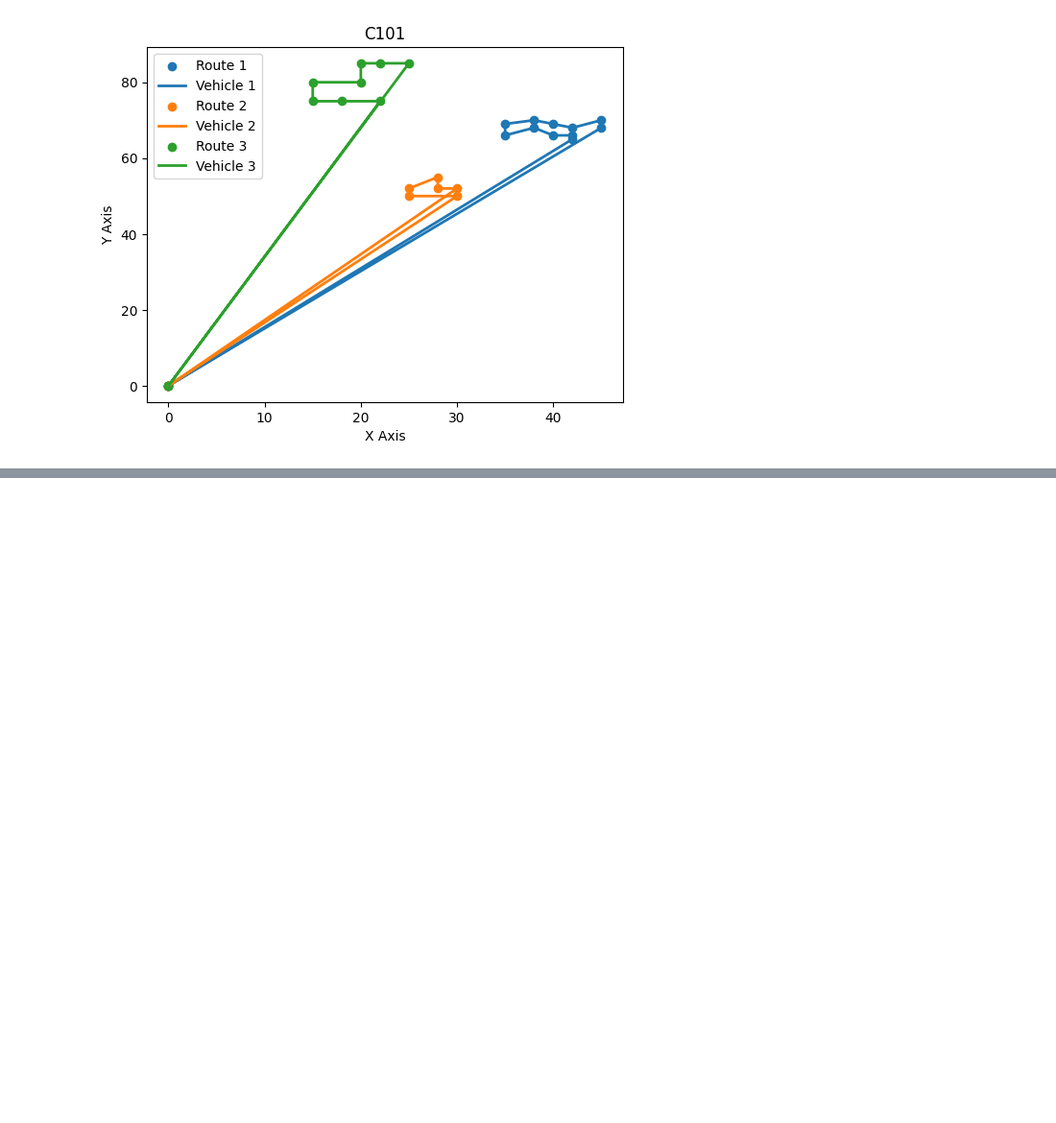
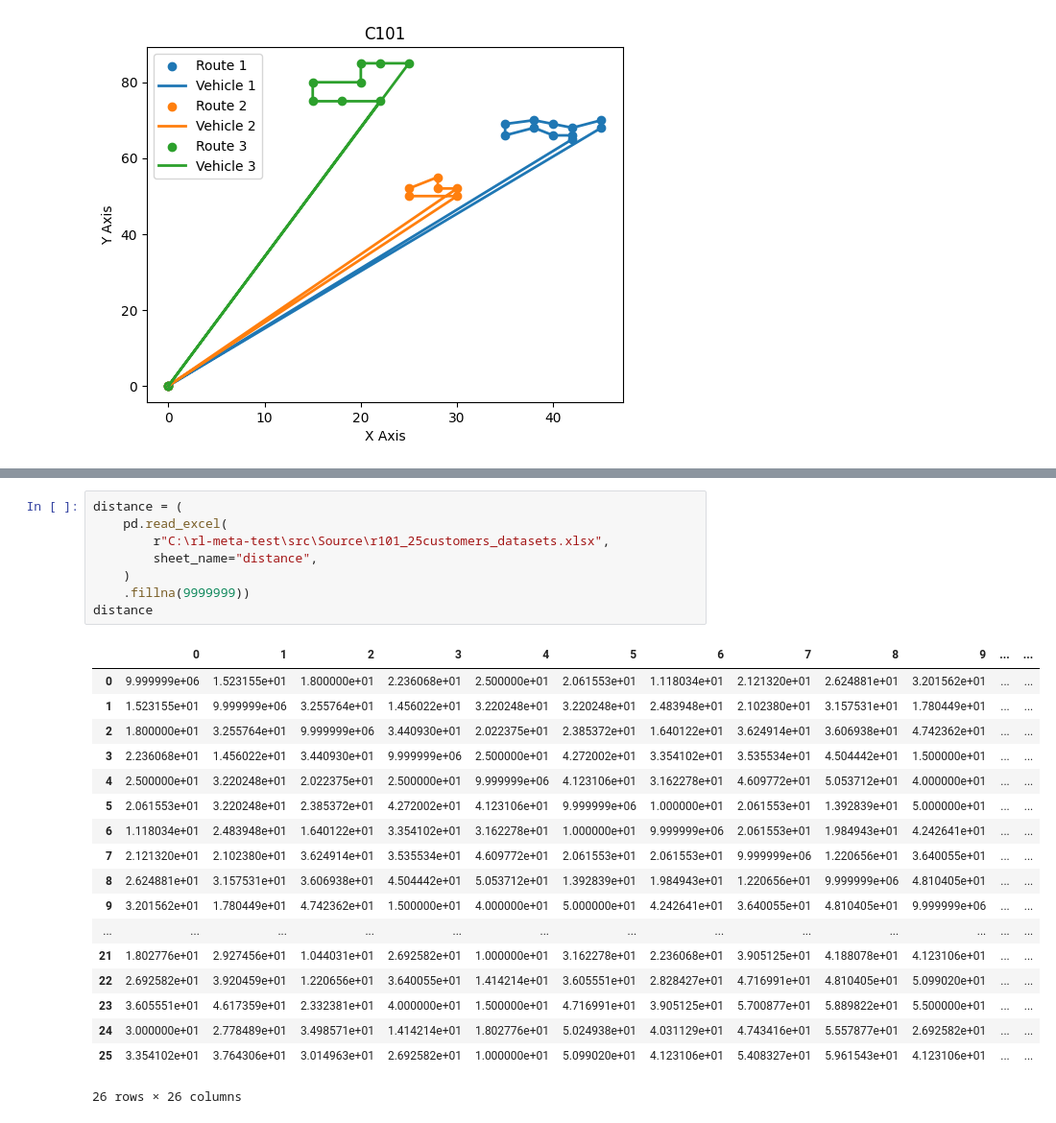
Before and after one commit to warisa-cmu/rl-meta-test, a Jupyter notebook: src/P02_MSIE/verify/vrify_solution.ipynb, the cells around one changed output, grey strips where cells are left out. Shown at 96% size. Saved outputs shown, nothing was run; the diff lists cells and outputs as text; blank space fills up the shorter version.

```diff
--- a/src/P02_MSIE/verify/vrify_solution.ipynb
+++ b/src/P02_MSIE/verify/vrify_solution.ipynb
@@ -443,0 +479,27 @@ plt.show()
+# %%
+distance = (
+    pd.read_excel(
+        r"C:\rl-meta-test\src\Source\r101_25customers_datasets.xlsx",
+        sheet_name="distance",
+    )
+    .fillna(9999999))
+distance
+# %% [output]
+|  | 0 | 1 | 2 | 3 | 4 | 5 | 6 | 7 | 8 | 9 | ... | ... |
+| 0 | 9.999999e+06 | 1.523155e+01 | 1.800000e+01 | 2.236068e+01 | 2.500000e+01 | 2.061553e+01 | 1.118034e+01 | 2.121320e+01 | 2.624881e+01 | 3.201562e+01 | ... | ... |
+| 1 | 1.523155e+01 | 9.999999e+06 | 3.255764e+01 | 1.456022e+01 | 3.220248e+01 | 3.220248e+01 | 2.483948e+01 | 2.102380e+01 | 3.157531e+01 | 1.780449e+01 | ... | ... |
+| 2 | 1.800000e+01 | 3.255764e+01 | 9.999999e+06 | 3.440930e+01 | 2.022375e+01 | 2.385372e+01 | 1.640122e+01 | 3.624914e+01 | 3.606938e+01 | 4.742362e+01 | ... | ... |
+| 3 | 2.236068e+01 | 1.456022e+01 | 3.440930e+01 | 9.999999e+06 | 2.500000e+01 | 4.272002e+01 | 3.354102e+01 | 3.535534e+01 | 4.504442e+01 | 1.500000e+01 | ... | ... |
+| 4 | 2.500000e+01 | 3.220248e+01 | 2.022375e+01 | 2.500000e+01 | 9.999999e+06 | 4.123106e+01 | 3.162278e+01 | 4.609772e+01 | 5.053712e+01 | 4.000000e+01 | ... | ... |
+| 5 | 2.061553e+01 | 3.220248e+01 | 2.385372e+01 | 4.272002e+01 | 4.123106e+01 | 9.999999e+06 | 1.000000e+01 | 2.061553e+01 | 1.392839e+01 | 5.000000e+01 | ... | ... |
+| 6 | 1.118034e+01 | 2.483948e+01 | 1.640122e+01 | 3.354102e+01 | 3.162278e+01 | 1.000000e+01 | 9.999999e+06 | 2.061553e+01 | 1.984943e+01 | 4.242641e+01 | ... | ... |
+| 7 | 2.121320e+01 | 2.102380e+01 | 3.624914e+01 | 3.535534e+01 | 4.609772e+01 | 2.061553e+01 | 2.061553e+01 | 9.999999e+06 | 1.220656e+01 | 3.640055e+01 | ... | ... |
+| 8 | 2.624881e+01 | 3.157531e+01 | 3.606938e+01 | 4.504442e+01 | 5.053712e+01 | 1.392839e+01 | 1.984943e+01 | 1.220656e+01 | 9.999999e+06 | 4.810405e+01 | ... | ... |
+| 9 | 3.201562e+01 | 1.780449e+01 | 4.742362e+01 | 1.500000e+01 | 4.000000e+01 | 5.000000e+01 | 4.242641e+01 | 3.640055e+01 | 4.810405e+01 | 9.999999e+06 | ... | ... |
+| ... | ... | ... | ... | ... | ... | ... | ... | ... | ... | ... | ... | ... |
+| 21 | 1.802776e+01 | 2.927456e+01 | 1.044031e+01 | 2.692582e+01 | 1.000000e+01 | 3.162278e+01 | 2.236068e+01 | 3.905125e+01 | 4.188078e+01 | 4.123106e+01 | ... | ... |
+| 22 | 2.692582e+01 | 3.920459e+01 | 1.220656e+01 | 3.640055e+01 | 1.414214e+01 | 3.605551e+01 | 2.828427e+01 | 4.716991e+01 | 4.810405e+01 | 5.099020e+01 | ... | ... |
+| 23 | 3.605551e+01 | 4.617359e+01 | 2.332381e+01 | 4.000000e+01 | 1.500000e+01 | 4.716991e+01 | 3.905125e+01 | 5.700877e+01 | 5.889822e+01 | 5.500000e+01 | ... | ... |
+| 24 | 3.000000e+01 | 2.778489e+01 | 3.498571e+01 | 1.414214e+01 | 1.802776e+01 | 5.024938e+01 | 4.031129e+01 | 4.743416e+01 | 5.557877e+01 | 2.692582e+01 | ... | ... |
+| 25 | 3.354102e+01 | 3.764306e+01 | 3.014963e+01 | 2.692582e+01 | 1.000000e+01 | 5.099020e+01 | 4.123106e+01 | 5.408327e+01 | 5.961543e+01 | 4.123106e+01 | ... | ... |
+26 rows × 26 columns
```
Also changed, not shown: parts of 5 cells of this notebook, 43 other files.
